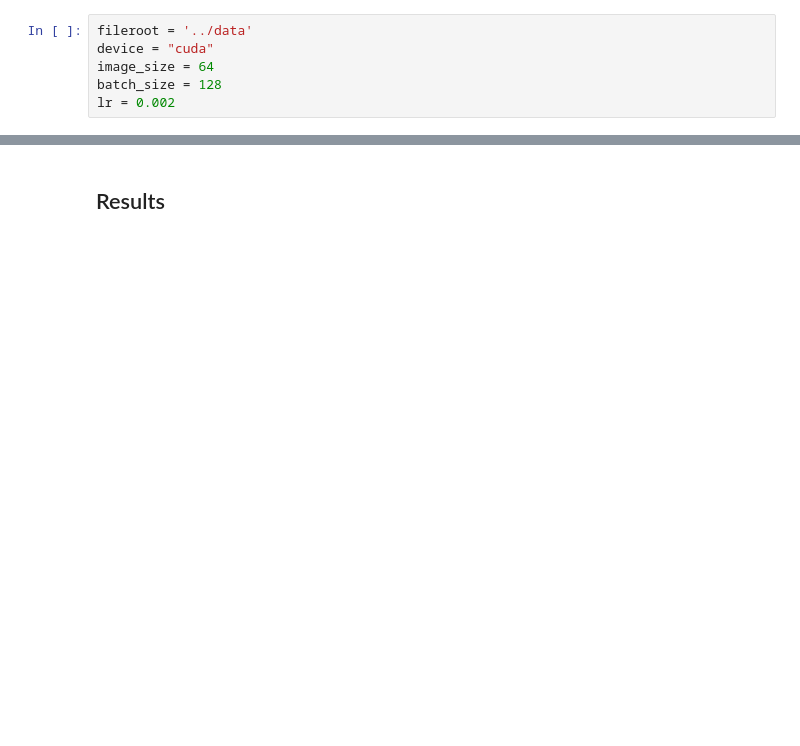
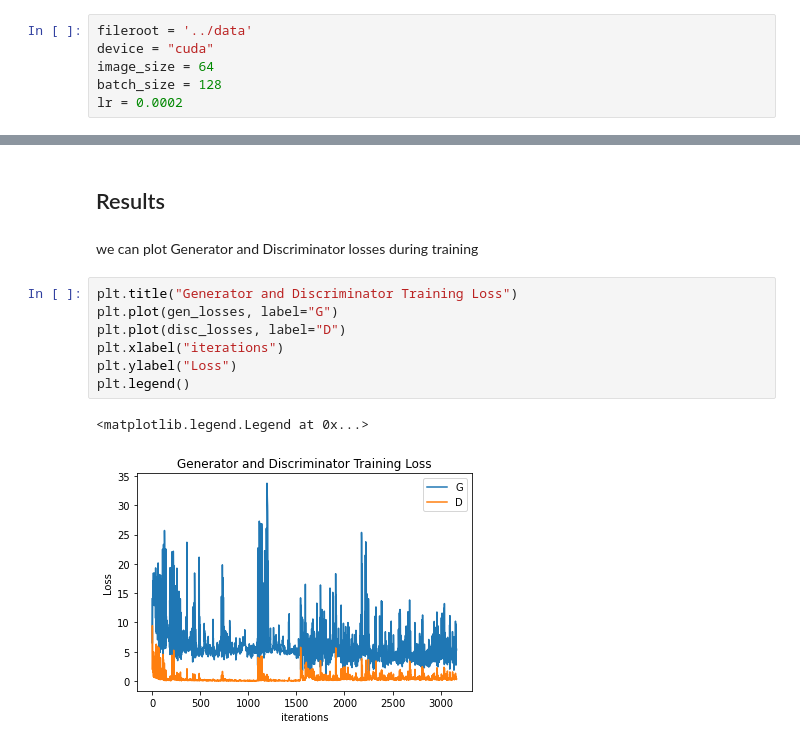
Before and after one commit to MostafaEissa/GAN-for-celebrity-face-generation, a Jupyter notebook: notebooks/GAN for celebrity face generation.ipynb, the cells around one changed output, grey strips where cells are left out. Cells and saved outputs as stored; diff of their text form; blank space fills up the shorter version.

```diff
--- a/notebooks/GAN for celebrity face generation.ipynb
+++ b/notebooks/GAN for celebrity face generation.ipynb
@@ -23,7 +23,7 @@ fileroot = '../data'
 device = "cuda"
 image_size = 64
 batch_size = 128
-lr = 0.002
+lr = 0.0002
 # %%
 transforms = transforms.Compose([
     transforms.Resize(image_size),
@@ -294,2 +302,14 @@ KeyboardInterrupt:
 # %% [markdown]
 ## Results
+# %% [markdown]
+we can plot Generator and Discriminator losses during training
+# %%
+plt.title("Generator and Discriminator Training Loss")
+plt.plot(gen_losses, label="G")
+plt.plot(disc_losses, label="D")
+plt.xlabel("iterations")
+plt.ylabel("Loss")
+plt.legend()
+# %% [output]
+<matplotlib.legend.Legend at 0x...>
+[figure, added]
```
Also changed, not shown: parts of 2 cells of this notebook.
